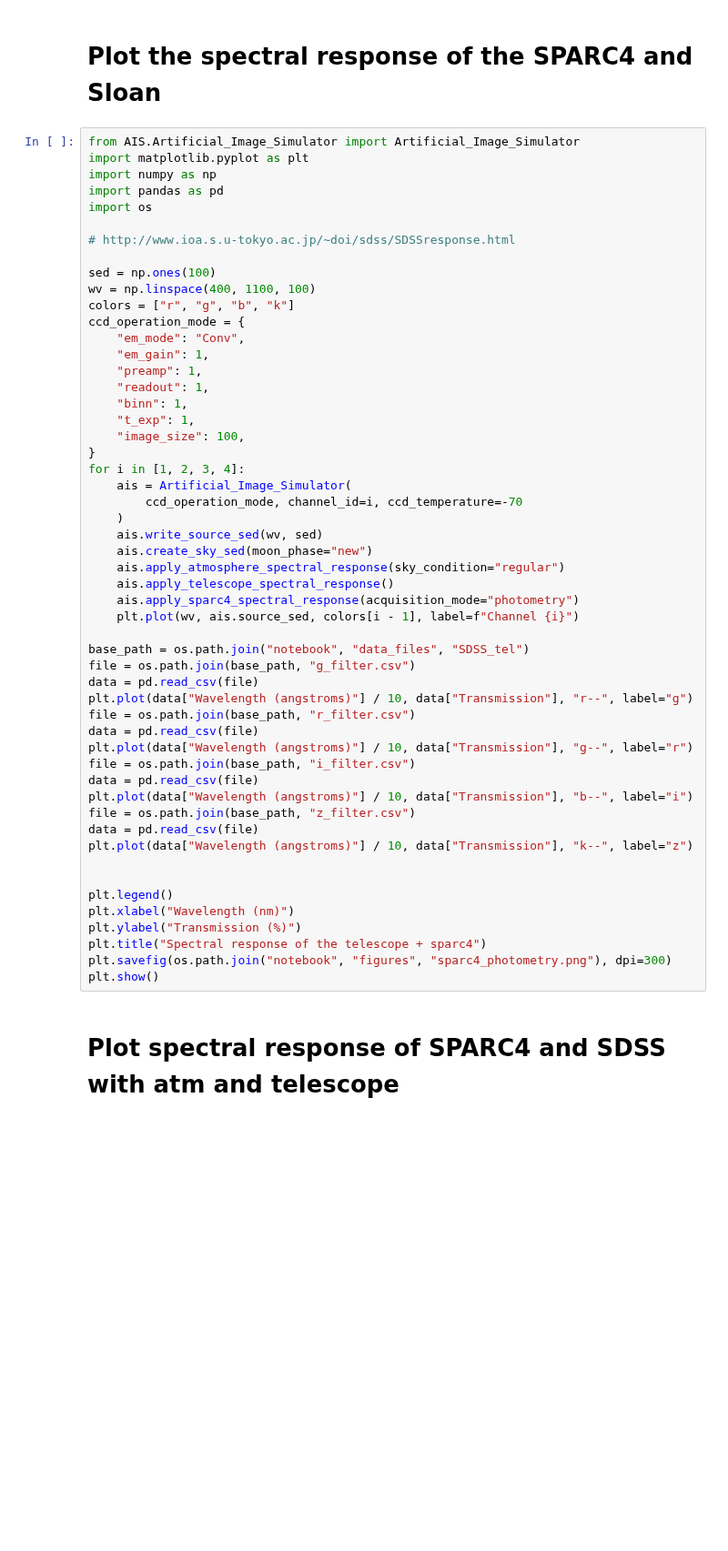
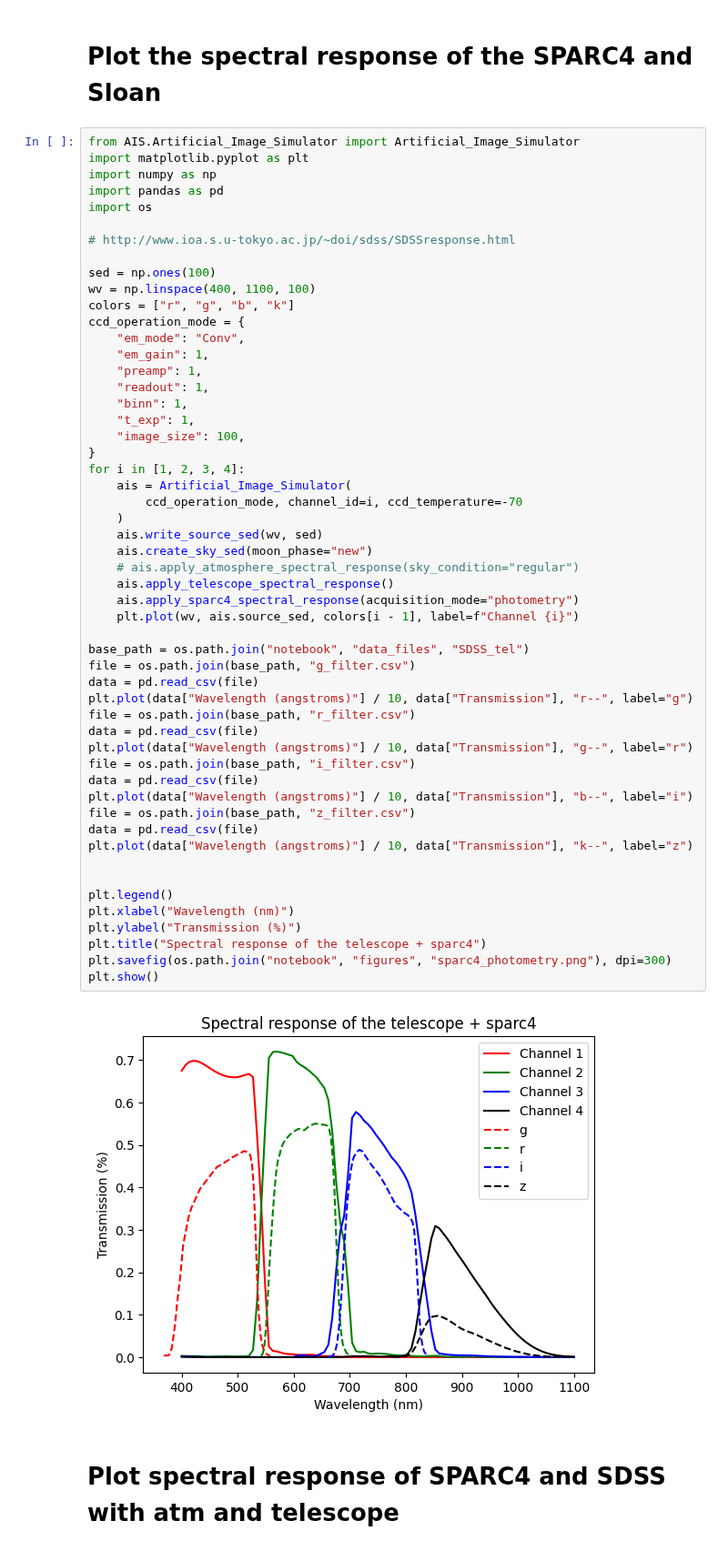
Before and after one commit to DBernardes/AIS, a Jupyter notebook: spectral_responses.ipynb, the cells around one changed output. Shown at 91% size. Saved outputs shown, nothing was run; the diff lists cells and outputs as text; blank space fills up the shorter version.

```diff
--- a/spectral_responses.ipynb
+++ b/spectral_responses.ipynb
@@ -98,34 +103,36 @@ for i in [1, 2, 3, 4]:
     ais = Artificial_Image_Simulator(
         ccd_operation_mode, channel_id=i, ccd_temperature=-70
     )
     ais.write_source_sed(wv, sed)
     ais.create_sky_sed(moon_phase="new")
-    ais.apply_atmosphere_spectral_response(sky_condition="regular")
+    # ais.apply_atmosphere_spectral_response(sky_condition="regular")
     ais.apply_telescope_spectral_response()
     ais.apply_sparc4_spectral_response(acquisition_mode="photometry")
     plt.plot(wv, ais.source_sed, colors[i - 1], label=f"Channel {i}")
 
 base_path = os.path.join("notebook", "data_files", "SDSS_tel")
 file = os.path.join(base_path, "g_filter.csv")
 data = pd.read_csv(file)
 plt.plot(data["Wavelength (angstroms)"] / 10, data["Transmission"], "r--", label="g")
 file = os.path.join(base_path, "r_filter.csv")
 data = pd.read_csv(file)
 plt.plot(data["Wavelength (angstroms)"] / 10, data["Transmission"], "g--", label="r")
 file = os.path.join(base_path, "i_filter.csv")
 data = pd.read_csv(file)
 plt.plot(data["Wavelength (angstroms)"] / 10, data["Transmission"], "b--", label="i")
 file = os.path.join(base_path, "z_filter.csv")
 data = pd.read_csv(file)
 plt.plot(data["Wavelength (angstroms)"] / 10, data["Transmission"], "k--", label="z")
 
 
 plt.legend()
 plt.xlabel("Wavelength (nm)")
 plt.ylabel("Transmission (%)")
 plt.title("Spectral response of the telescope + sparc4")
 plt.savefig(os.path.join("notebook", "figures", "sparc4_photometry.png"), dpi=300)
 plt.show()
+# %% [output]
+[figure, added]
 # %% [markdown]
 # Plot spectral response of SPARC4 and SDSS with atm and telescope
 # %%
```
Also changed, not shown: parts of 3 cells of this notebook, 15 other files.
